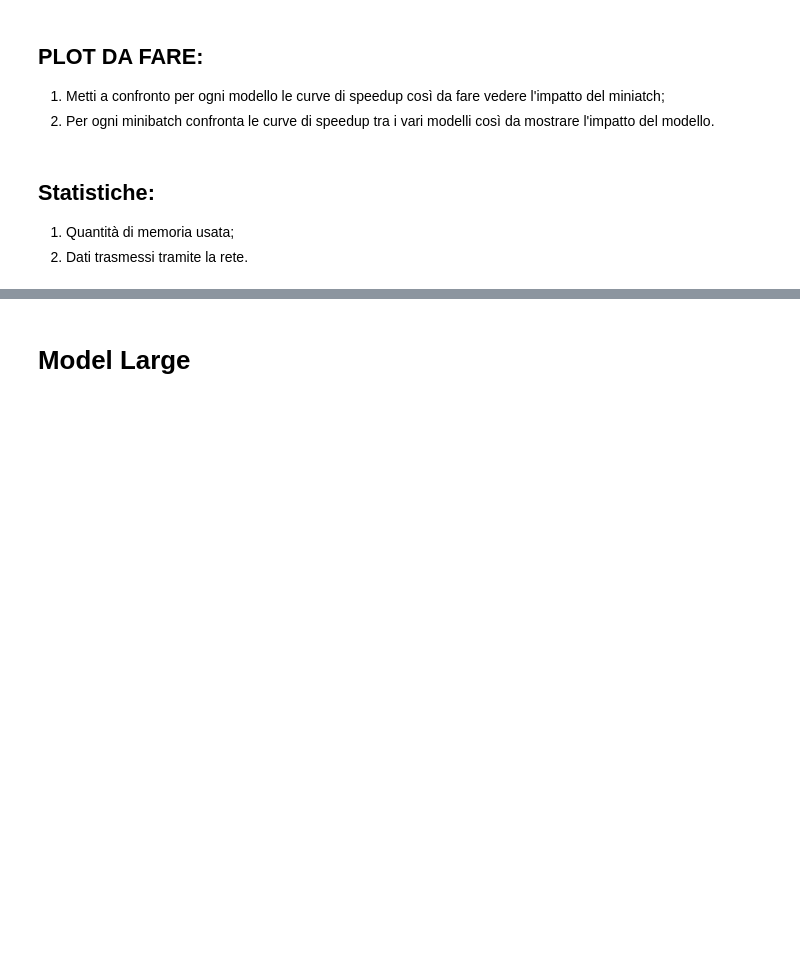
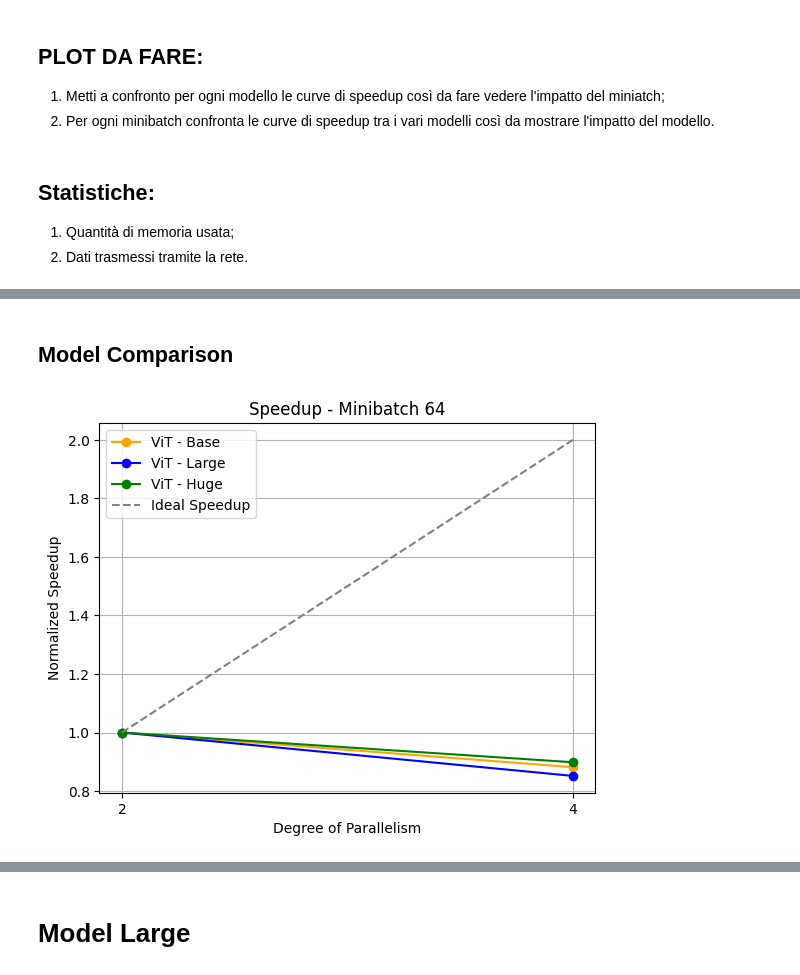
Before and after one commit to JacopoRaffi/Master_Thesis, a Jupyter notebook: analysis/ddp.ipynb, the cells around one changed output, grey strips where cells are left out. Cells and saved outputs as stored; diff of their text form; code cells hidden in the pictures; blank space fills up the shorter version.

```diff
--- a/analysis/ddp.ipynb
+++ b/analysis/ddp.ipynb
@@ -212,0 +90,24 @@ plt.show()
+# %% [markdown]
+## Model Comparison
+# %%
+ddp_2_large = pd.read_csv("../log/rank_0_synch_ddp_2_minibatch_64_vit-large-patch16-224-in21k_model.csv")
+ddp_4_large = pd.read_csv("../log/rank_0_synch_ddp_4_minibatch_64_vit-large-patch16-224-in21k_model.csv")
+
+ddp_2_base = pd.read_csv("../log/rank_0_synch_ddp_2_minibatch_64_vit-base-patch16-224-in21k_model.csv")
+ddp_4_base = pd.read_csv("../log/rank_0_synch_ddp_4_minibatch_64_vit-base-patch16-224-in21k_model.csv")
+
+ddp_2_huge = pd.read_csv("../log/rank_0_synch_ddp_2_minibatch_64_vit-huge-patch14-224-in21k_model.csv")
+ddp_4_huge = pd.read_csv("../log/rank_0_synch_ddp_4_minibatch_64_vit-huge-patch14-224-in21k_model.csv")
+
+ddp_2_large = ddp_2_large[ddp_2_large["phase"] == "train"]
+ddp_4_large = ddp_4_large[ddp_4_large["phase"] == "train"]
+ddp_2_base = ddp_2_base[ddp_2_base["phase"] == "train"]
+ddp_4_base = ddp_4_base[ddp_4_base["phase"] == "train"]
+ddp_2_huge = ddp_2_huge[ddp_2_huge["phase"] == "train"]
+ddp_4_huge = ddp_4_huge[ddp_4_huge["phase"] == "train"]
+
+plot_speedup([ddp_2_base, ddp_4_base], "Speedup - Minibatch 64", "ViT - Base", color='orange', plot_ideal=False)
+plot_speedup([ddp_2_large, ddp_4_large], "Speedup - Minibatch 64", "ViT - Large", color='blue', plot_ideal=False)
+plot_speedup([ddp_2_huge, ddp_4_huge], "Speedup - Minibatch 64", "ViT - Huge", color='green', plot_ideal=True)
+# %% [output]
+[figure, added]
```
Also changed, not shown: parts of 25 cells of this notebook, 1 other file.
